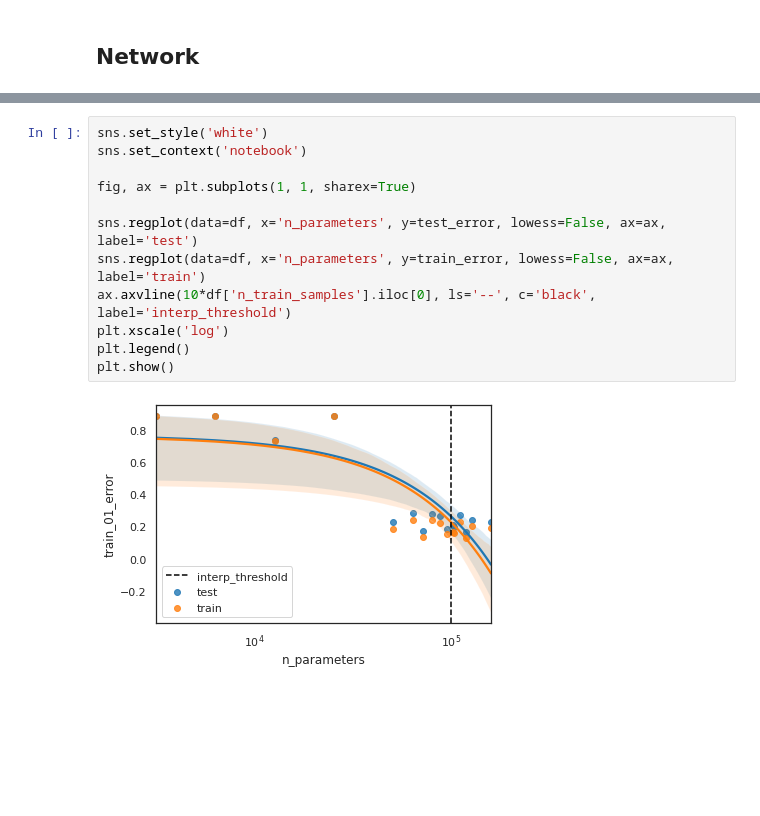
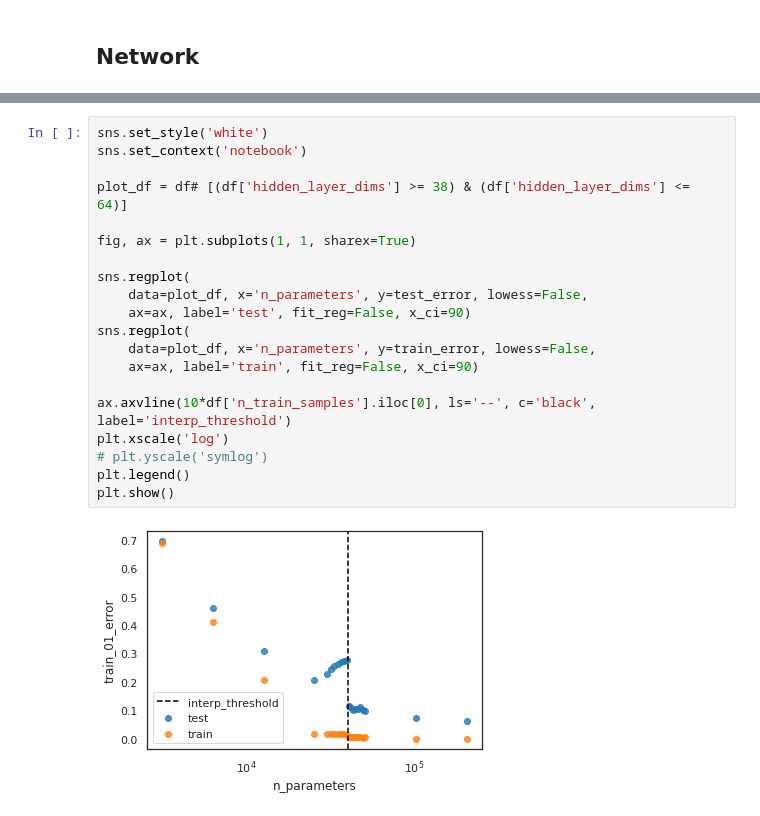
Before and after one commit to rflperry/double_descent, a Jupyter notebook: experiments/plot_mnist_results.ipynb, the cells around one changed output, grey strips where cells are left out. Drawn from its saved outputs; the diff is of its cells as text; blank space fills up the shorter version.

```diff
--- a/experiments/plot_mnist_results.ipynb
+++ b/experiments/plot_mnist_results.ipynb
@@ -47,14 +55,22 @@ df.head(5)
 # %%
 sns.set_style('white')
 sns.set_context('notebook')
 
+plot_df = df# [(df['hidden_layer_dims'] >= 38) & (df['hidden_layer_dims'] <= 64)]
+
 fig, ax = plt.subplots(1, 1, sharex=True)
 
-sns.regplot(data=df, x='n_parameters', y=test_error, lowess=False, ax=ax, label='test')
-sns.regplot(data=df, x='n_parameters', y=train_error, lowess=False, ax=ax, label='train')
+sns.regplot(
+    data=plot_df, x='n_parameters', y=test_error, lowess=False,
+    ax=ax, label='test', fit_reg=False, x_ci=90)
+sns.regplot(
+    data=plot_df, x='n_parameters', y=train_error, lowess=False,
+    ax=ax, label='train', fit_reg=False, x_ci=90)
+
 ax.axvline(10*df['n_train_samples'].iloc[0], ls='--', c='black', label='interp_threshold')
 plt.xscale('log')
+# plt.yscale('symlog')
 plt.legend()
 plt.show()
 # %% [output]
-[figure, old version]
+[figure, new version]
```
Also changed, not shown: parts of 6 cells of this notebook, 6 other files.
